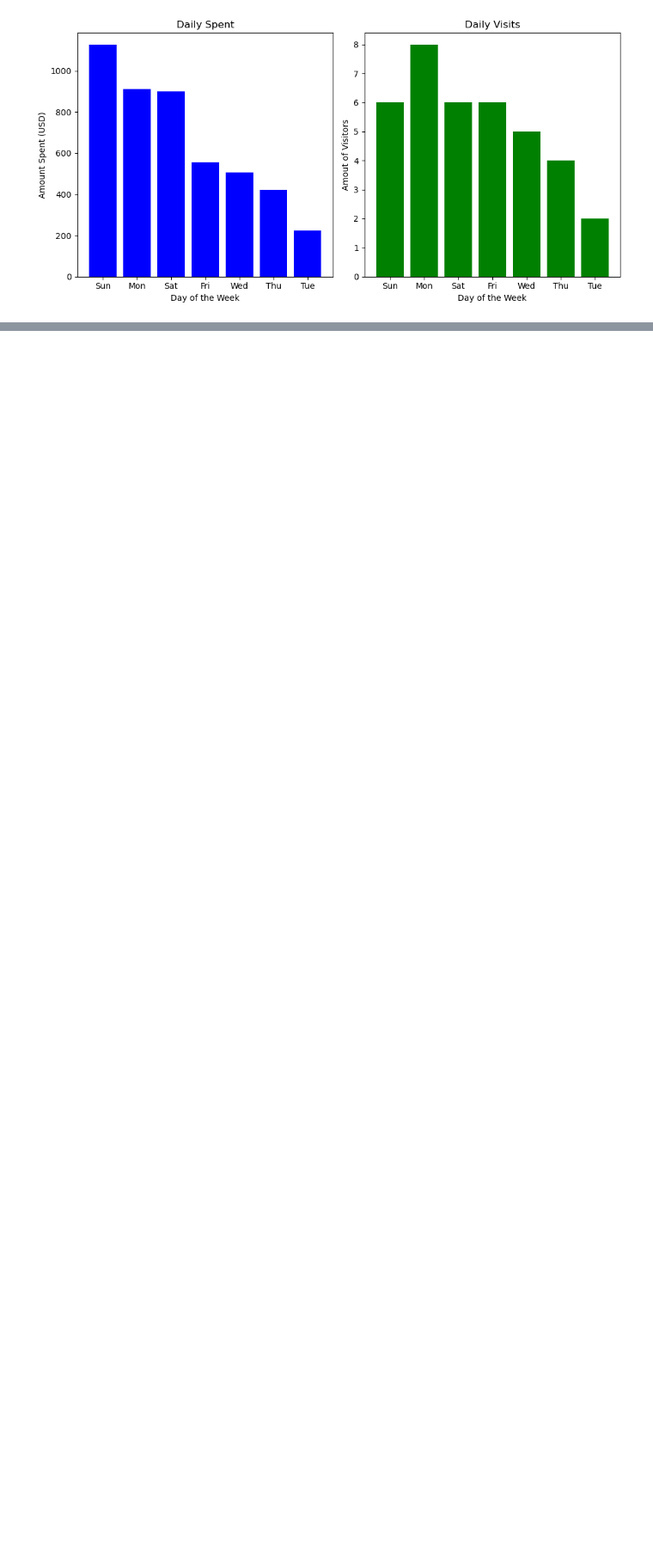
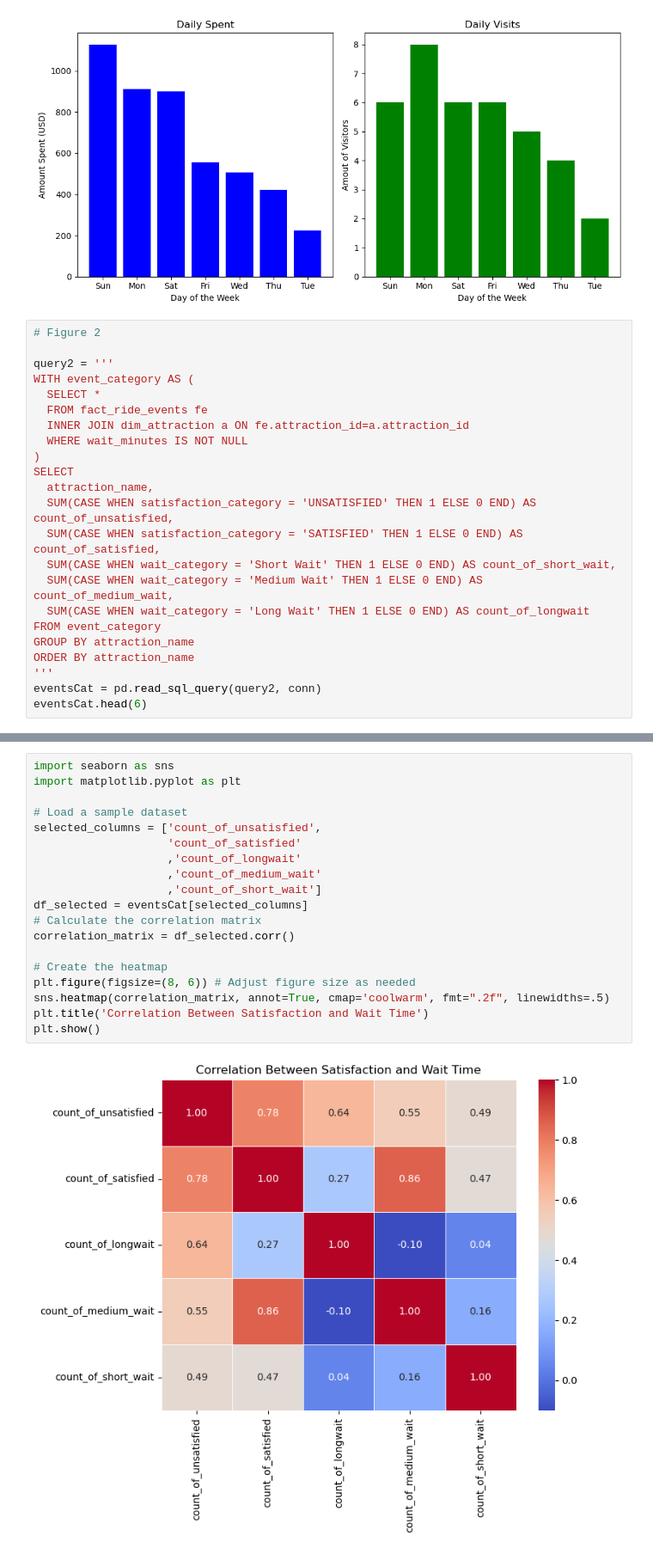
Before and after one commit to kevinserr/Mod3_Kevin, a Jupyter notebook: notebooks/main.ipynb, the cells around one changed output, grey strips where cells are left out. Shown at 86% size. Cells and saved outputs as stored; diff of their text form; blank space fills up the shorter version.

Commit message:
Added 3 figures

```diff
--- a/notebooks/main.ipynb
+++ b/notebooks/main.ipynb
@@ -63,3 +63,26 @@ plt.tight_layout()
 plt.savefig("/Users/Marcy_Student/Desktop/Mod3_Kevin/figures/daily_attendance.png",bbox_inches="tight")
 # %% [output]
 [figure]
+# %%
+# Figure 2
+
+query2 = '''
+WITH event_category AS (
+  SELECT *
+  FROM fact_ride_events fe
+  INNER JOIN dim_attraction a ON fe.attraction_id=a.attraction_id
+  WHERE wait_minutes IS NOT NULL
+)
+SELECT
+  attraction_name,
+  SUM(CASE WHEN satisfaction_category = 'UNSATISFIED' THEN 1 ELSE 0 END) AS count_of_unsatisfied,
+  SUM(CASE WHEN satisfaction_category = 'SATISFIED' THEN 1 ELSE 0 END) AS count_of_satisfied,
+  SUM(CASE WHEN wait_category = 'Short Wait' THEN 1 ELSE 0 END) AS count_of_short_wait,
+  SUM(CASE WHEN wait_category = 'Medium Wait' THEN 1 ELSE 0 END) AS count_of_medium_wait,
+  SUM(CASE WHEN wait_category = 'Long Wait' THEN 1 ELSE 0 END) AS count_of_longwait
+FROM event_category
+GROUP BY attraction_name
+ORDER BY attraction_name
+'''
+eventsCat = pd.read_sql_query(query2, conn)
+eventsCat.head(6)
@@ -65,0 +97,21 @@ plt.savefig("/Users/Marcy_Student/Desktop/Mod3_Kevin/figures/daily_attendance.pn
+# %%
+import seaborn as sns
+import matplotlib.pyplot as plt
+
+# Load a sample dataset
+selected_columns = ['count_of_unsatisfied',
+                    'count_of_satisfied'
+                    ,'count_of_longwait'
+                    ,'count_of_medium_wait'
+                    ,'count_of_short_wait']
+df_selected = eventsCat[selected_columns]
+# Calculate the correlation matrix
+correlation_matrix = df_selected.corr()
+
+# Create the heatmap
+plt.figure(figsize=(8, 6)) # Adjust figure size as needed
+sns.heatmap(correlation_matrix, annot=True, cmap='coolwarm', fmt=".2f", linewidths=.5)
+plt.title('Correlation Between Satisfaction and Wait Time')
+plt.show()
+# %% [output]
+[figure, added]
```
Also changed, not shown: parts of 2 cells of this notebook.
